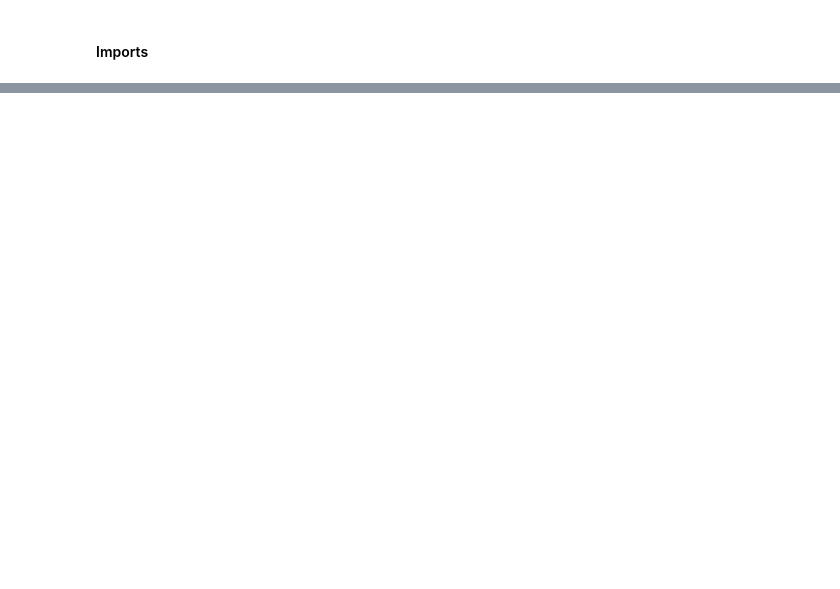
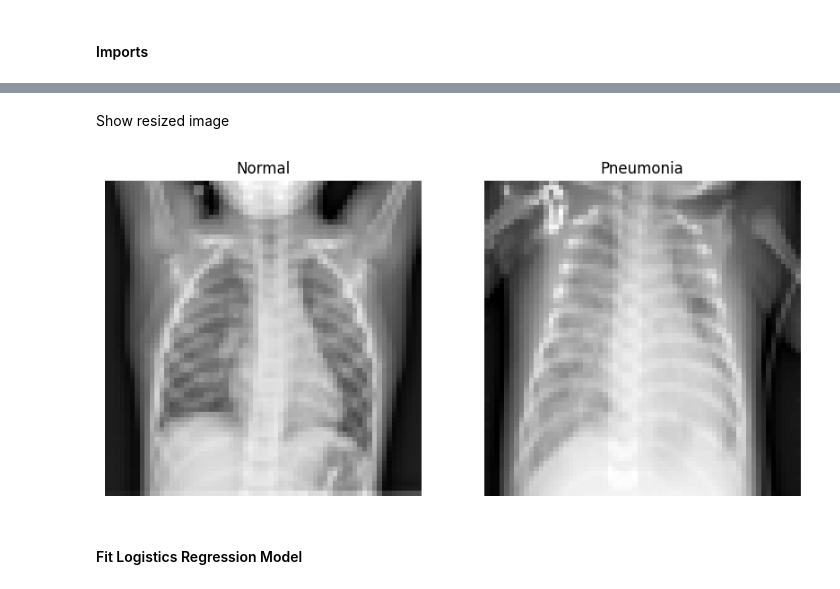
Before and after one commit to topazand/10701-project, a Jupyter notebook: 1_Linear_and_Tree_methods.ipynb, the cells around one changed output, grey strips where cells are left out. Saved outputs shown, nothing was run; the diff lists cells and outputs as text; code cells hidden in the pictures; blank space fills up the shorter version.

```diff
--- a/1_Linear_and_Tree_methods.ipynb
+++ b/1_Linear_and_Tree_methods.ipynb
@@ -39,0 +82,22 @@ from models import LinearModel, RegularizedLinearModel
+# %%
+train_data = [preprocess_image(img) for img in tqdm(train_data, desc="Preprocessing train images")]
+test_data = [preprocess_image(img) for img in tqdm(test_data, desc="Preprocessing test images")]
+# %% [markdown]
+Show resized image
+# %%
+normal_example = train_data[train_labels.index(0)]
+pneumonia_example = train_data[train_labels.index(1)]
+plt.figure(figsize=(10, 5))
+plt.subplot(1, 2, 1)
+plt.imshow(normal_example.reshape(64, 64), cmap="gray")
+plt.title("Normal")
+plt.axis("off")
+plt.subplot(1, 2, 2)
+plt.imshow(pneumonia_example.reshape(64, 64), cmap="gray")
+plt.title("Pneumonia")
+plt.axis("off")
+plt.show()
+# %% [output]
+[figure, added]
+# %% [markdown]
+#### Fit Logistics Regression Model
```
Also changed, not shown: parts of 27 cells of this notebook, 7 other files.
